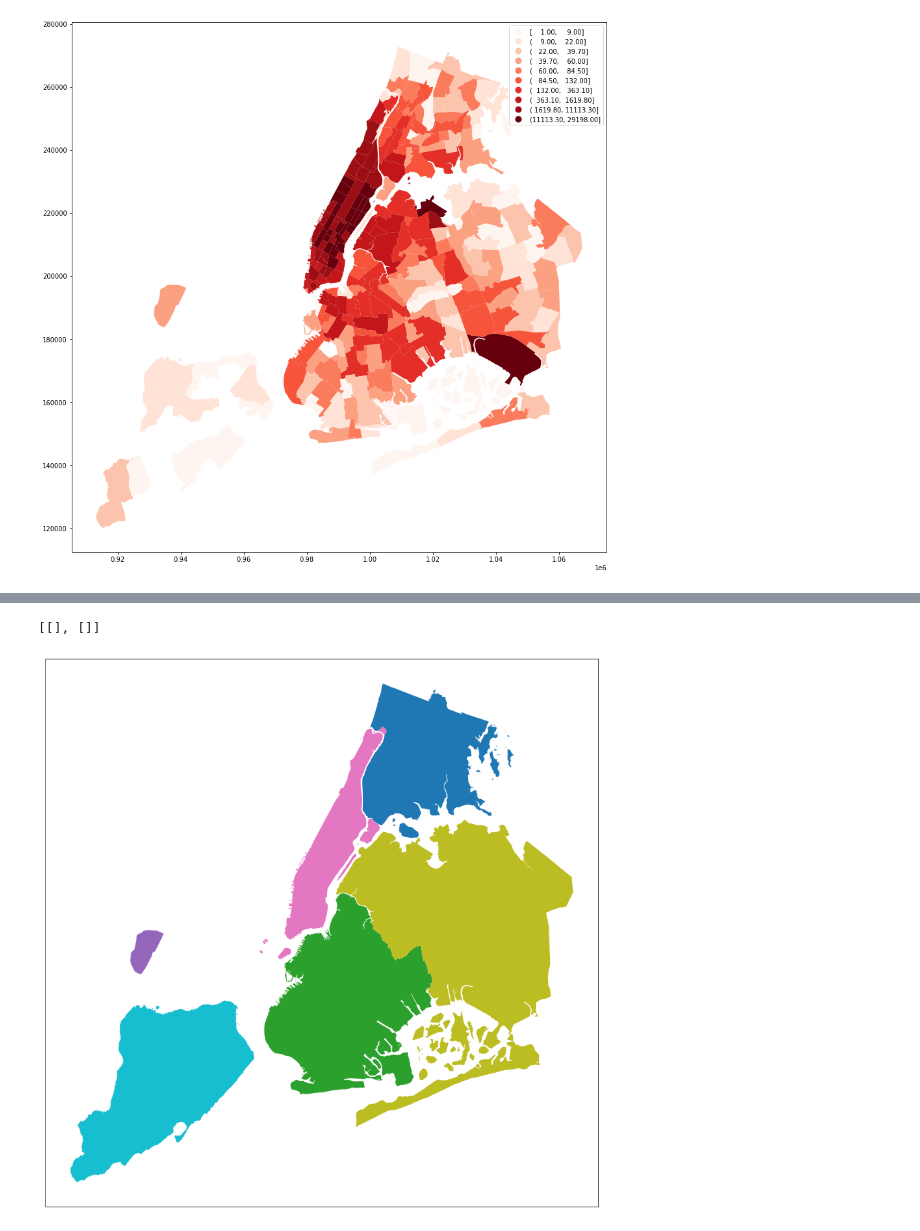
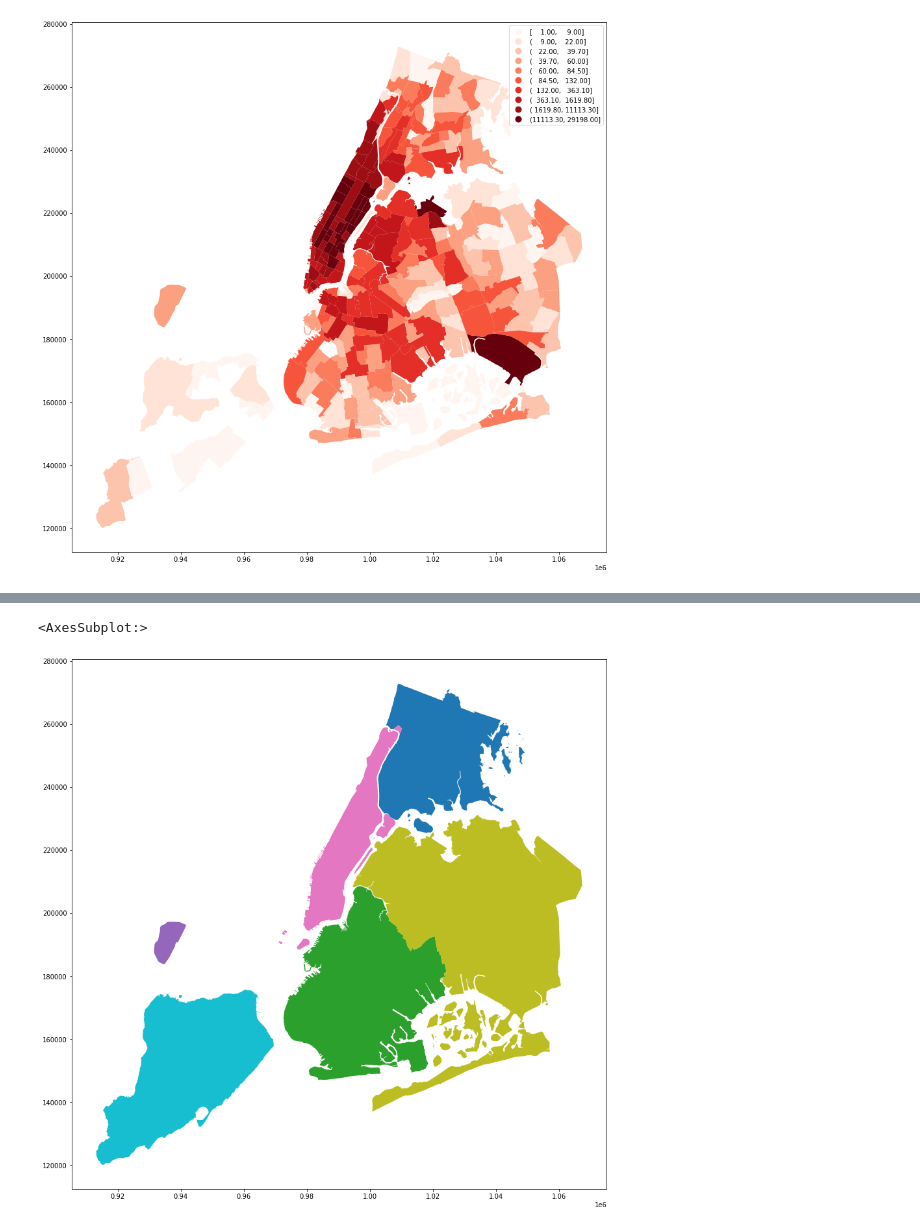
Before and after one commit to yuribogomolov/sttn, a Jupyter notebook: notebooks/nyc_taxi_demo.ipynb, the cells around one changed output, grey strips where cells are left out. Drawn from its saved outputs; the diff is of its cells as text; code cells hidden in the pictures.

```diff
--- a/notebooks/nyc_taxi_demo.ipynb
+++ b/notebooks/nyc_taxi_demo.ipynb
@@ -63,7 +65,6 @@ outgoing_agg_network.plot(figsize=(15,15), column='outgoing_passenger_count', cm
 # %%
 grouped = network.group_nodes('borough')
-ax = grouped.plot(figsize=(15,15), cmap='tab10')
-ax.set(xticks=[], yticks=[])
+grouped.plot(figsize=(15,15), cmap='tab10')
 # %% [output]
-[[], []]
+<AxesSubplot:>
-[figure, old version]
+[figure, new version]
```
Also changed, not shown: parts of 2 cells of this notebook, 2 other files.
